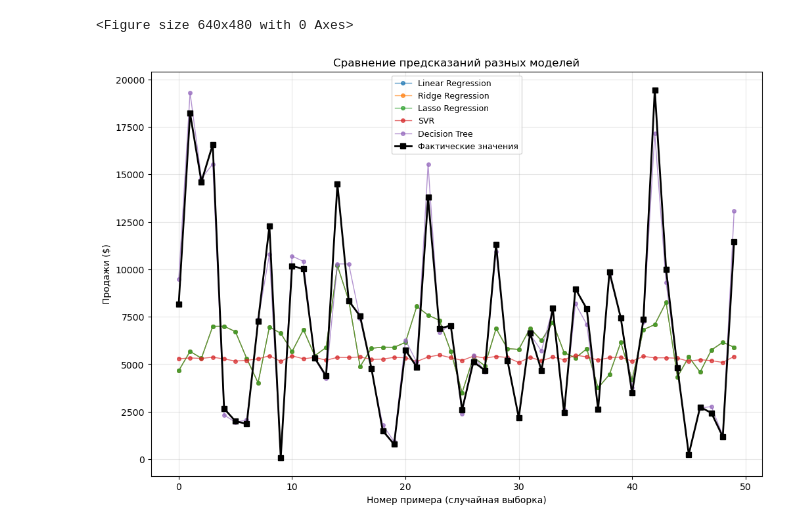
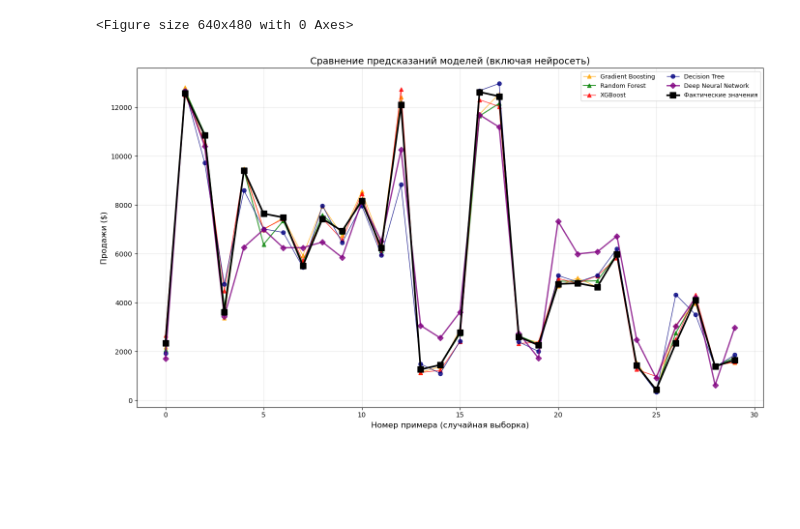
Before and after one commit to t1ber7/-, a Jupyter notebook: 4.5_course/chocolate-sales.ipynb, the cells around one changed output. Drawn from its saved outputs; the diff is of its cells as text; code cells hidden in the pictures; blank space fills up the shorter version.

```diff
--- a/4.5_course/chocolate-sales.ipynb
+++ b/4.5_course/chocolate-sales.ipynb
@@ -239,0 +323,5 @@ voting_metrics, voting_pred = evaluate_model(voting_reg, "Voting Regressor",
+# %%
+deep_nn_metrics, deep_nn_pred, deep_nn_history, deep_nn_model = create_deep_nn(
+    X_train_scaled, X_test_scaled, y_train, y_test,
+    "Deep Neural Network"
+)
@@ -399,4 +519,13 @@ plt.show()
 # %%
+models_dict['Deep Neural Network'] = deep_nn_pred
+
+if best_model_name == 'Deep Neural Network':
+    best_model_pred = deep_nn_pred
+elif best_model_name in models_dict:
+    best_model_pred = models_dict[best_model_name]
+else:
+    best_model_pred = models_dict.get(best_model_name, lr_pred)
+
 errors = best_model_pred - y_test
 axes[1, 1].hist(errors, bins=30, edgecolor='black', alpha=0.7)
 axes[1, 1].set_xlabel('Ошибка предсказания ($)')
@@ -422,27 +551,72 @@ plt.show()
 # %% [output]
 <Figure size 640x480 with 0 Axes>
 # %%
-plt.figure(figsize=(12, 8))
-sample_indices = np.random.choice(len(y_test), min(50, len(y_test)), replace=False)
+plt.figure(figsize=(14, 8))
+sample_indices = np.random.choice(len(y_test), min(30, len(y_test)), replace=False)
 
-for i, (model_name, pred_values) in enumerate(models_dict.items()):
-    if i < 5:
-        plt.plot(range(len(sample_indices)),
-                 [pred_values[idx] for idx in sample_indices],
-                 marker='o', markersize=4, linewidth=1, alpha=0.7, label=model_name)
+if 'Deep Neural Network' not in models_dict:
+    models_dict['Deep Neural Network'] = deep_nn_pred
+
+sorted_models = sorted(models_dict.items(),
+                      key=lambda x: r2_score(y_test, x[1]),
+                      reverse=True)
+
+top_models = sorted_models[:5]
+if 'Deep Neural Network' not in [m[0] for m in top_models]:
+    top_models = top_models[:4] + [('Deep Neural Network', deep_nn_pred)]
+
+model_colors = {
+    'Deep Neural Network': 'purple',
+    'Random Forest': 'green',
+    'Gradient Boosting': 'orange',
+    'XGBoost': 'red',
+    'Linear Regression': 'steelblue',
+    'Ridge Regression': 'cornflowerblue',
+    'Lasso Regression': 'lightblue',
+    'SVR': 'cyan',
+    'Decision Tree': 'navy',
+    'Voting Regressor': 'magenta'
+}
+
+model_markers = {
+    'Deep Neural Network': 'D',
+    'Random Forest': '^',
+    'Gradient Boosting': '^',
+    'XGBoost': '^',
+    'Linear Regression': 'o',
+    'Ridge Regression': 'o',
+    'Lasso Regression': 'o',
+    'SVR': 'o',
+    'Decision Tree': 'o',
+    'Voting Regressor': 'v'
+}
+
+for model_name, pred_values in top_models:
+    color = model_colors.get(model_name, 'gray')
+    marker = model_markers.get(model_name, 'o')
+    linewidth = 2 if 'Neural' in model_name else 1.5 if 'Random Forest' in model_name else 1
+
+    plt.plot(range(len(sample_indices)),
+             [pred_values[idx] for idx in sample_indices],
+             marker=marker, markersize=6, linewidth=linewidth,
+             alpha=0.8, label=model_name, color=color)
 
 plt.plot(range(len(sample_indices)),
          [y_test.iloc[idx] for idx in sample_indices],
-         marker='s', markersize=6, linewidth=2, color='black', label='Фактические значения')
+         marker='s', markersize=8, linewidth=2.5,
+         color='black', label='Фактические значения')
 
-plt.xlabel('Номер примера (случайная выборка)')
-plt.ylabel('Продажи ($)')
-plt.title('Сравнение предсказаний разных моделей')
-plt.legend(loc='best', fontsize=9)
+plt.xlabel('Номер примера (случайная выборка)', fontsize=12)
+plt.ylabel('Продажи ($)', fontsize=12)
+plt.title('Сравнение предсказаний моделей (включая нейросеть)', fontsize=14)
+
+plt.legend(loc='best', fontsize=9, ncol=2)
 plt.grid(True, alpha=0.3)
+
+plt.tight_layout()
 plt.show()
 # %% [output]
-[figure, old version]
+[figure, new version]
 # %%
 importances = pd.Series(
 rf.feature_importances_,
```
Also changed, not shown: parts of 21 cells of this notebook.
